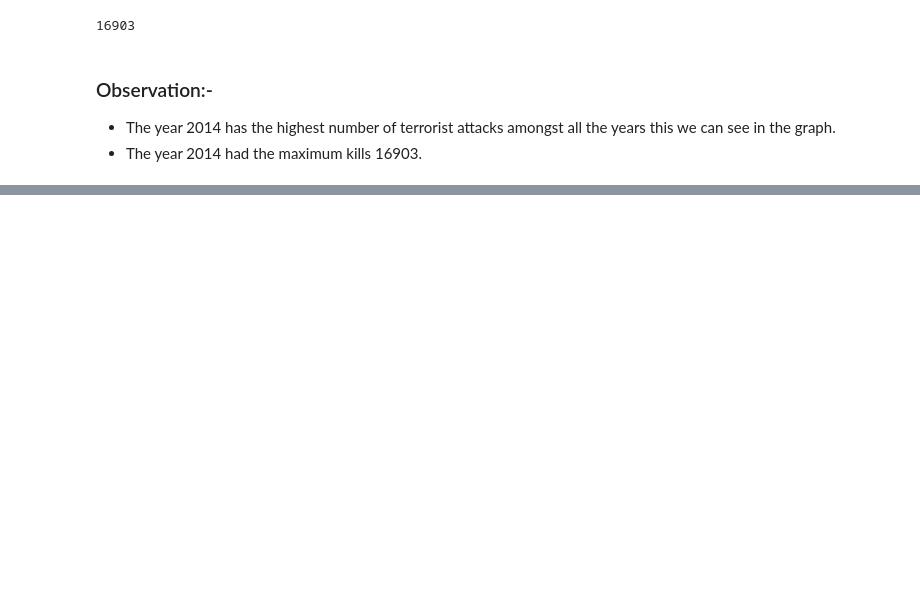
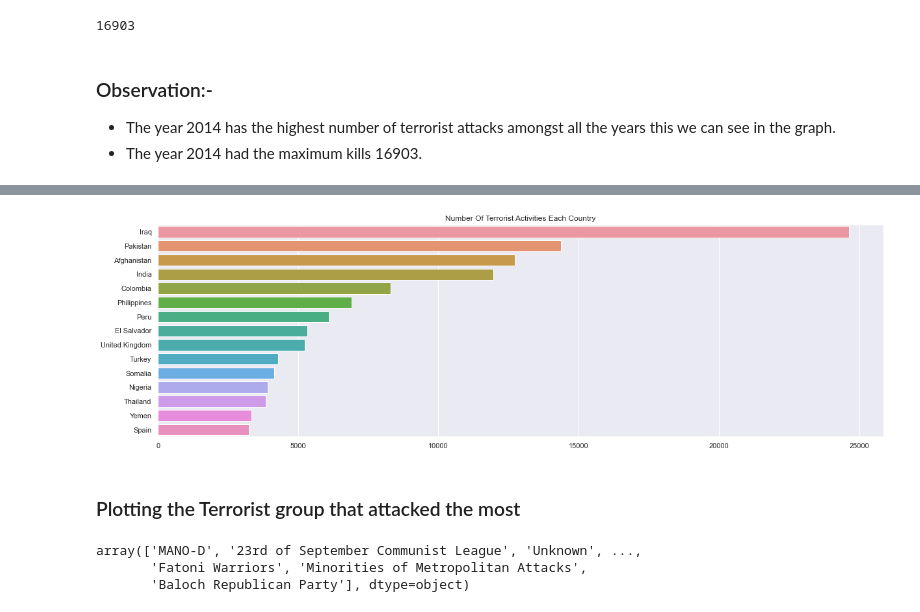
Before and after one commit to FiNiX-GaMmA/Global_terrorism-EDA_project, a Jupyter notebook: worsheet.ipynb, the cells around one changed output, grey strips where cells are left out. Cells and saved outputs as stored; diff of their text form; code cells hidden in the pictures; blank space fills up the shorter version.

```diff
--- a/worsheet.ipynb
+++ b/worsheet.ipynb
@@ -232,0 +276,15 @@ data["Year"].value_counts().max()
+# %%
+plt.subplots(figsize = (20,6))
+sns.barplot(data['Country'].value_counts()[:15].values,data['Country'].value_counts()[:15].index)
+plt.title('Number Of Terrorist Activities Each Country')
+plt.show()
+# %% [output]
+[figure, added]
+# %% [markdown]
+### Plotting the Terrorist group that attacked the most
+# %%
+data["Group"].unique() #showing the unique values in the Terrosist Name coumn
+# %% [output]
+array(['MANO-D', '23rd of September Communist League', 'Unknown', ...,
+       'Fatoni Warriors', 'Minorities of Metropolitan Attacks',
+       'Baloch Republican Party'], dtype=object)
```
Also changed, not shown: parts of 16 cells of this notebook.
